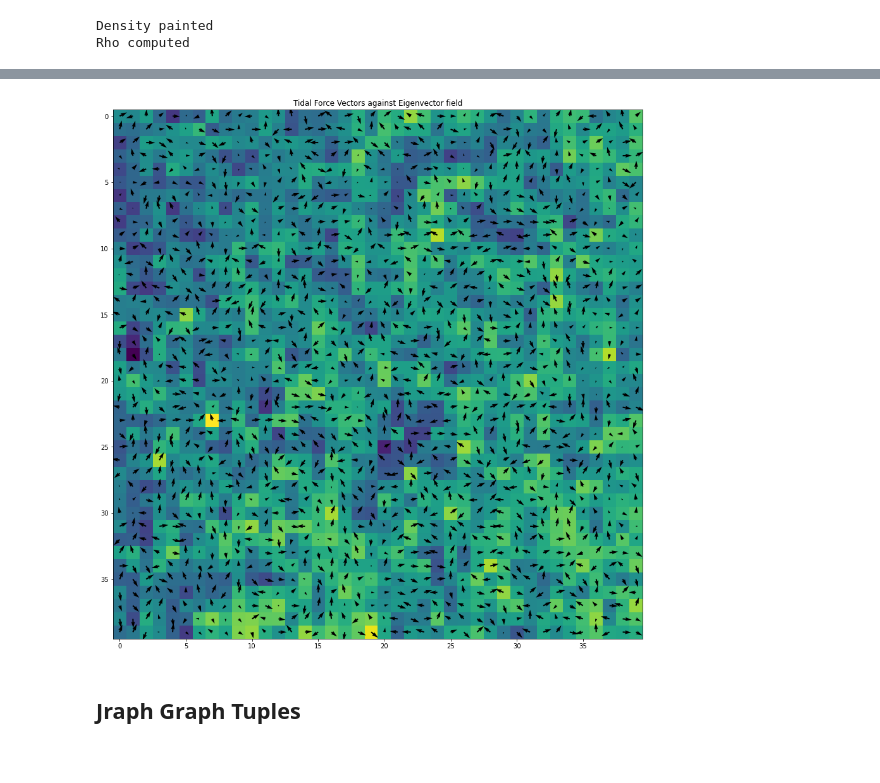
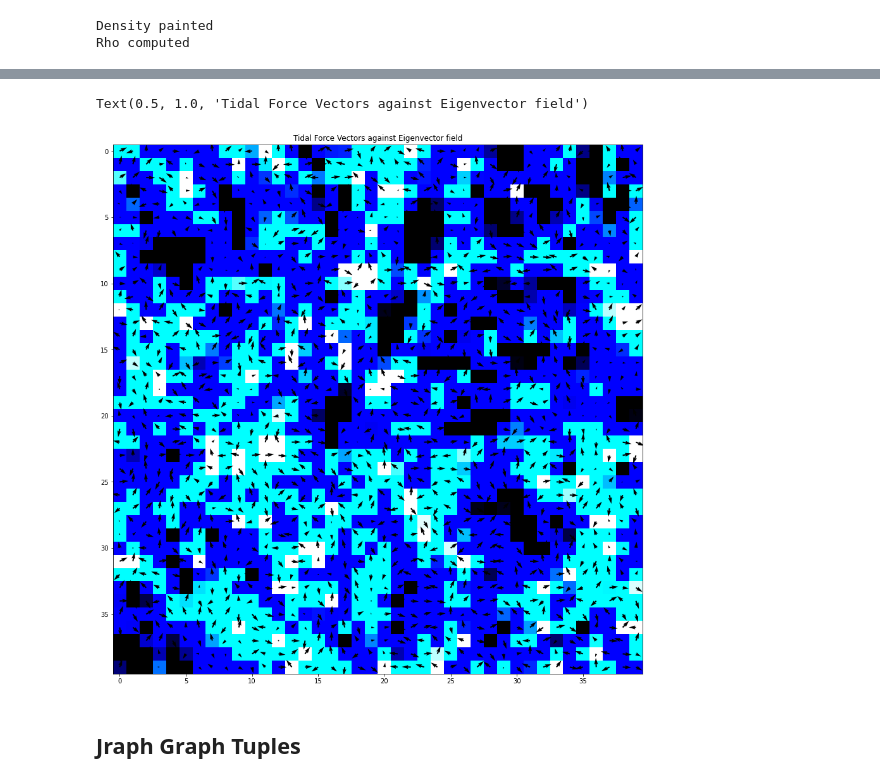
Before and after one commit to RatcliffeNCL/TidalInferrenceNetwork, a Jupyter notebook: Notebooks/jax_graph_nn.ipynb, the cells around one changed output, grey strips where cells are left out. Cells and saved outputs as stored; diff of their text form; code cells hidden in the pictures.

```diff
--- a/Notebooks/jax_graph_nn.ipynb
+++ b/Notebooks/jax_graph_nn.ipynb
@@ -264,7 +246,7 @@ Rho computed
 
 #One of these is our Y value for prediction
 
-eigs = tidals[1].reshape([256,256,256,3])
+cube = tidals[1].reshape([256,256,256,3])
 vects =  tidals[2].reshape([256,256,256,3,3])
 
 
@@ -275,7 +257,7 @@ plt.figure(figsize = (15,215))
 plt.quiver(
           vects[0,0:40,0:40,2,0],
           vects[0,0:40,0:40,2,1])
-plt.imshow(eigs[:,0:40,0:40,0].sum(axis=0))
+plt.imshow(cube[0,0:40,0:40])
 plt.show
 plt.title("Tidal Force Vectors against Eigenvector field")
 # %% [output]
@@ -283,4 +265,5 @@ Text(0.5, 1.0, 'Tidal Force Vectors against Eigenvector field')
+Text(0.5, 1.0, 'Tidal Force Vectors against Eigenvector field')
-[figure, old version]
+[figure, new version]
 # %%
 def loss(params, batch):
     """
```
Also changed, not shown: parts of 4 cells of this notebook, 5 other files.
